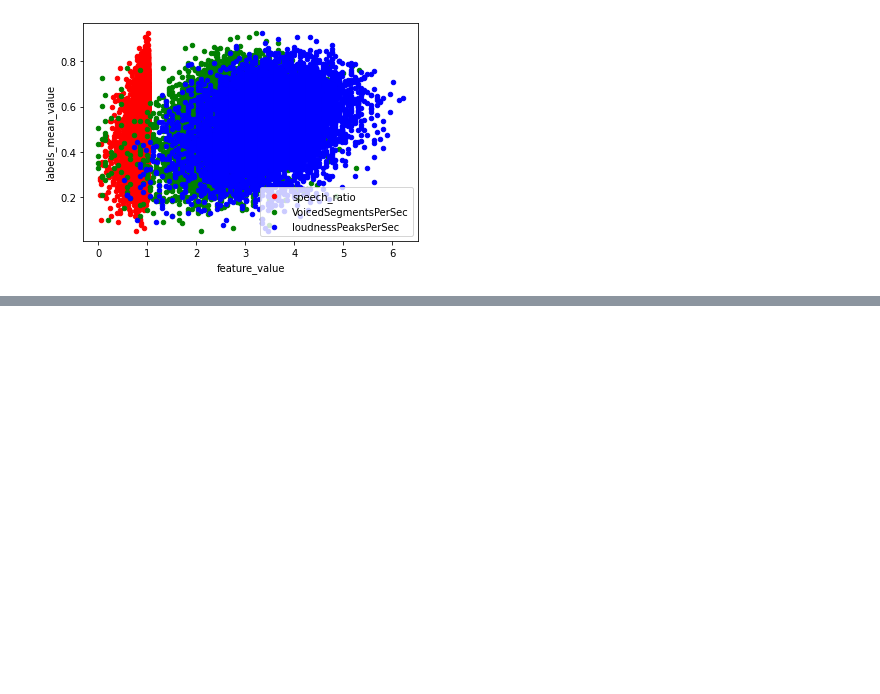
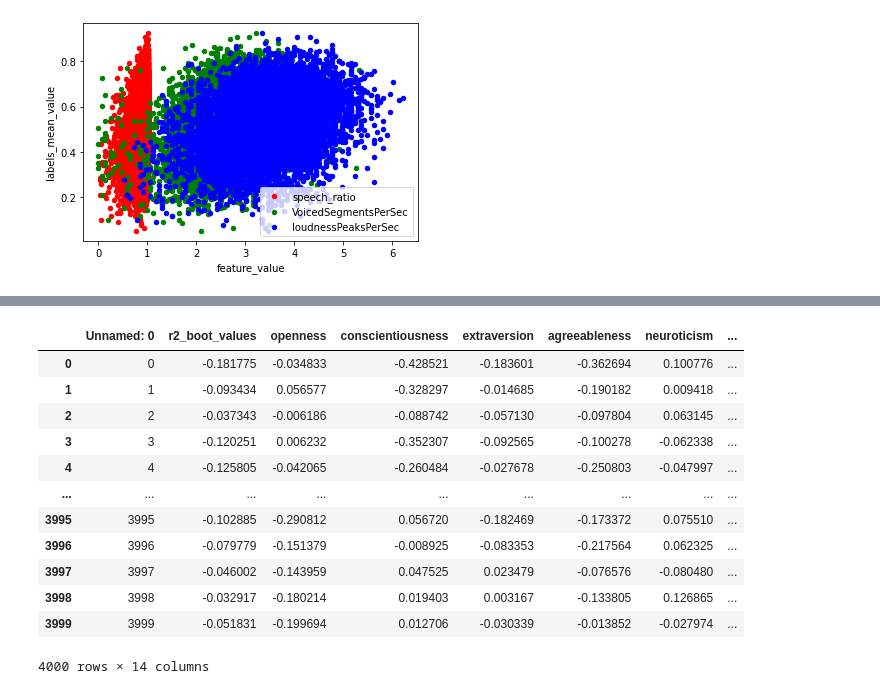
Before and after one commit to germanbarchi/OCEAN-TRUST, a Jupyter notebook: test_modules.ipynb, the cells around one changed output, grey strips where cells are left out. Saved outputs shown, nothing was run; the diff lists cells and outputs as text; code cells hidden in the pictures; blank space fills up the shorter version.

Commit message:
trustv2 modifications

```diff
--- a/test_modules.ipynb
+++ b/test_modules.ipynb
@@ -398,0 +434,18 @@ a
+# %%
+results=pd.read_csv('results/TrustV2_results/data/exp1/results_bootstrapping.csv')
+# %%
+results
+# %% [output]
+|  | Unnamed: 0 | r2_boot_values | openness | conscientiousness | extraversion | agreeableness | neuroticism | ... |
+| 0 | 0 | -0.181775 | -0.034833 | -0.428521 | -0.183601 | -0.362694 | 0.100776 | ... |
+| 1 | 1 | -0.093434 | 0.056577 | -0.328297 | -0.014685 | -0.190182 | 0.009418 | ... |
+| 2 | 2 | -0.037343 | -0.006186 | -0.088742 | -0.057130 | -0.097804 | 0.063145 | ... |
+| 3 | 3 | -0.120251 | 0.006232 | -0.352307 | -0.092565 | -0.100278 | -0.062338 | ... |
+| 4 | 4 | -0.125805 | -0.042065 | -0.260484 | -0.027678 | -0.250803 | -0.047997 | ... |
+| ... | ... | ... | ... | ... | ... | ... | ... | ... |
+| 3995 | 3995 | -0.102885 | -0.290812 | 0.056720 | -0.182469 | -0.173372 | 0.075510 | ... |
+| 3996 | 3996 | -0.079779 | -0.151379 | -0.008925 | -0.083353 | -0.217564 | 0.062325 | ... |
+| 3997 | 3997 | -0.046002 | -0.143959 | 0.047525 | 0.023479 | -0.076576 | -0.080480 | ... |
+| 3998 | 3998 | -0.032917 | -0.180214 | 0.019403 | 0.003167 | -0.133805 | 0.126865 | ... |
+| 3999 | 3999 | -0.051831 | -0.199694 | 0.012706 | -0.030339 | -0.013852 | -0.027974 | ... |
+4000 rows × 14 columns
```
Also changed, not shown: parts of 21 cells of this notebook, 8 other files.
